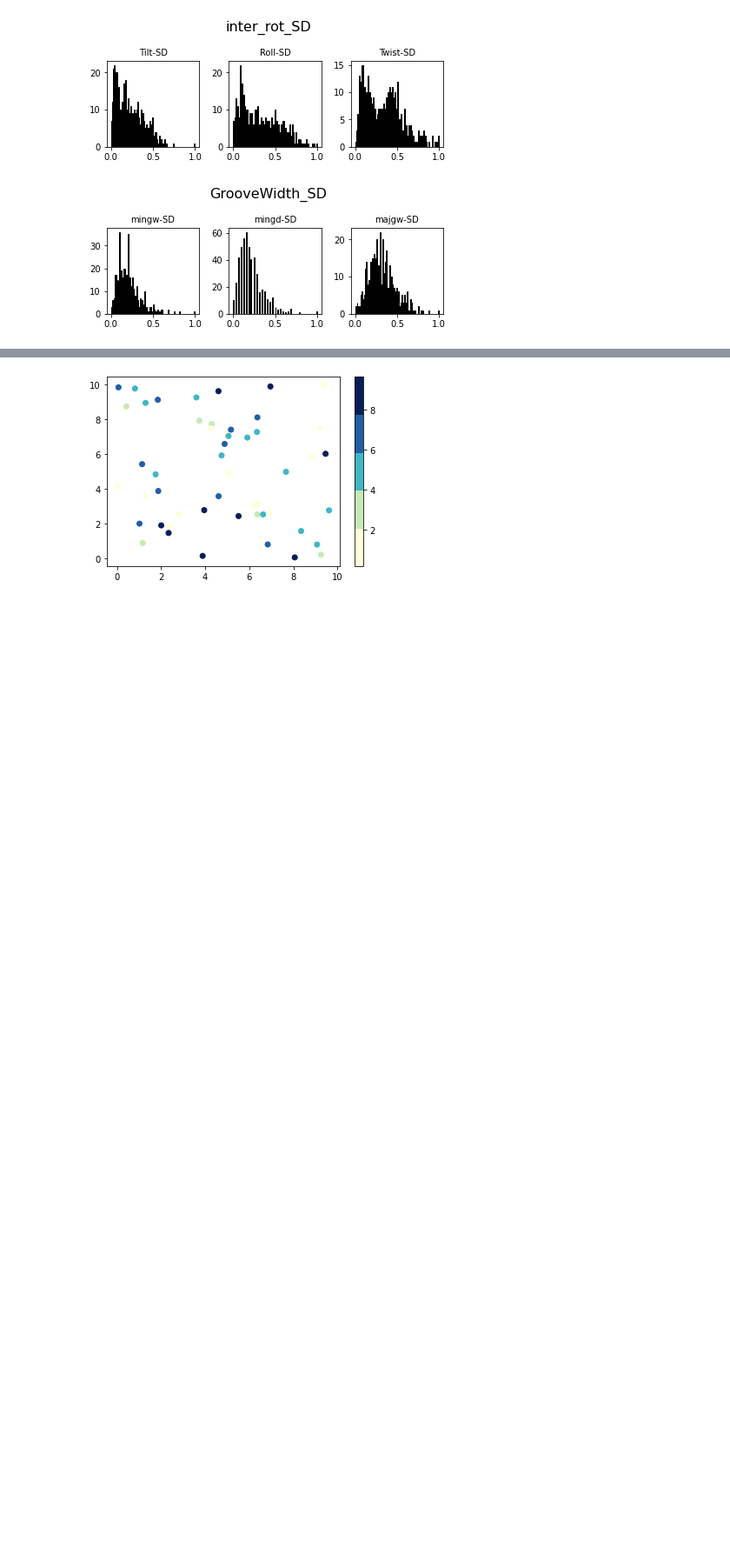
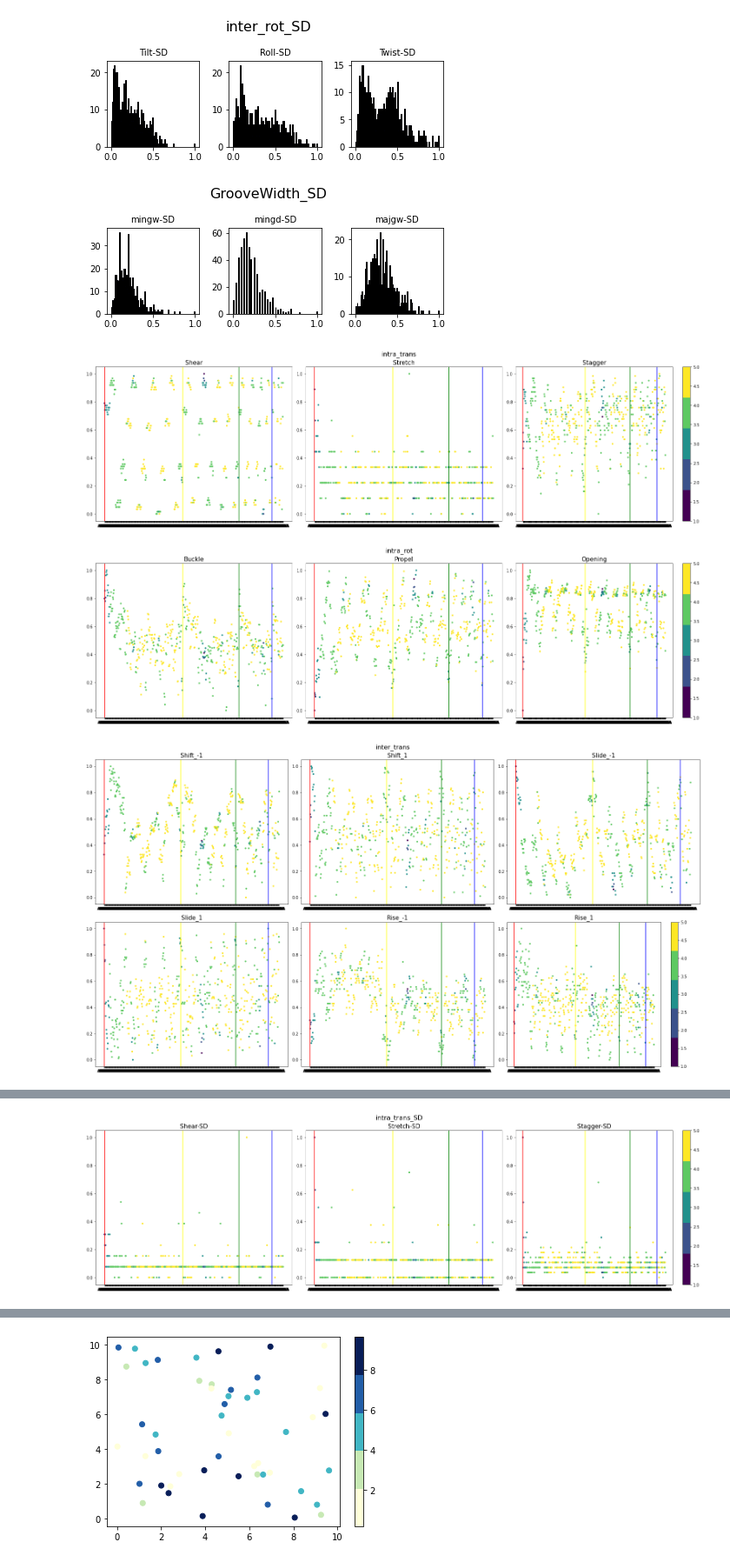
Before and after one commit to beckii0930/nucleosome_occupancy, a Jupyter notebook: SD_value/SD_val_analysis.ipynb, the cells around one changed output, grey strips where cells are left out. Shown at 87% size. Saved outputs shown, nothing was run; the diff lists cells and outputs as text; code cells hidden in the pictures; blank space fills up the shorter version.

```diff
--- a/SD_value/SD_val_analysis.ipynb
+++ b/SD_value/SD_val_analysis.ipynb
@@ -361,32 +357,35 @@ from matplotlib.ticker import PercentFormatter
 import  matplotlib.cm as cm
 
 all_norm_shape_vals, all_shape_vals2 = shape_param_analysis(tb)
 
 for i in range(len(All_params)):
     pic_index = All_params[i]
     fig = plt.figure(figsize=(22,12))
-#     fig = plt.figure()
     fig.suptitle(All_params_names[i], fontsize=16)
     total_plot_num = len(pic_index)
 
     for j in range(len(pic_index)):
 
         # Set up the plot
-        axs = plt.subplot(2, 3, j+1)
+        ax = plt.subplot(2, 3, j+1)
 
         # Draw the plot
         x = all_norm_shape_vals[pic_index[j]]
         cols=pltcolor(color_group)
         plt.scatter(tb.keys(), x, s=10, c=cols, cmap=cm.get_cmap('viridis', 5))
 
 #         Title and labels
         ax.set_title('%s' % AllDNAshape[pic_index[j]], size = 15)
         ax.axvline(x='AAAAA', color='red')
         ax.axvline(x='CAAAA', color='yellow')
         ax.axvline(x='GAAAA', color='green')
         ax.axvline(x='TAAAA', color='blue')
 
     plt.tight_layout()
     cbar = plt.colorbar()
     plt.savefig(All_params_names[i]+"_scatter.jpg")
     plt.show()
+# %% [output]
+[figure, added]
+[figure, added]
+[figure, added]
@@ -392,0 +394 @@ for i in range(len(All_params)):
+[figure, added]
```
Also changed, not shown: parts of 2 cells of this notebook, 2 other files.
